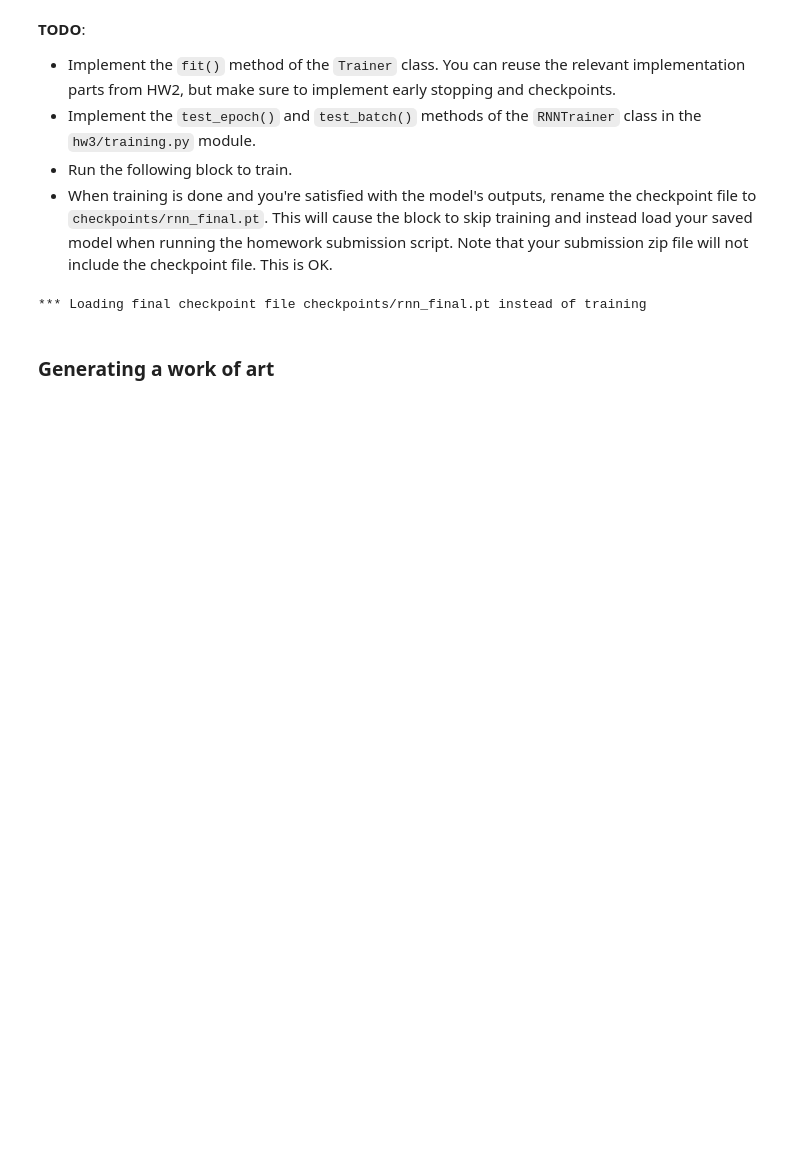
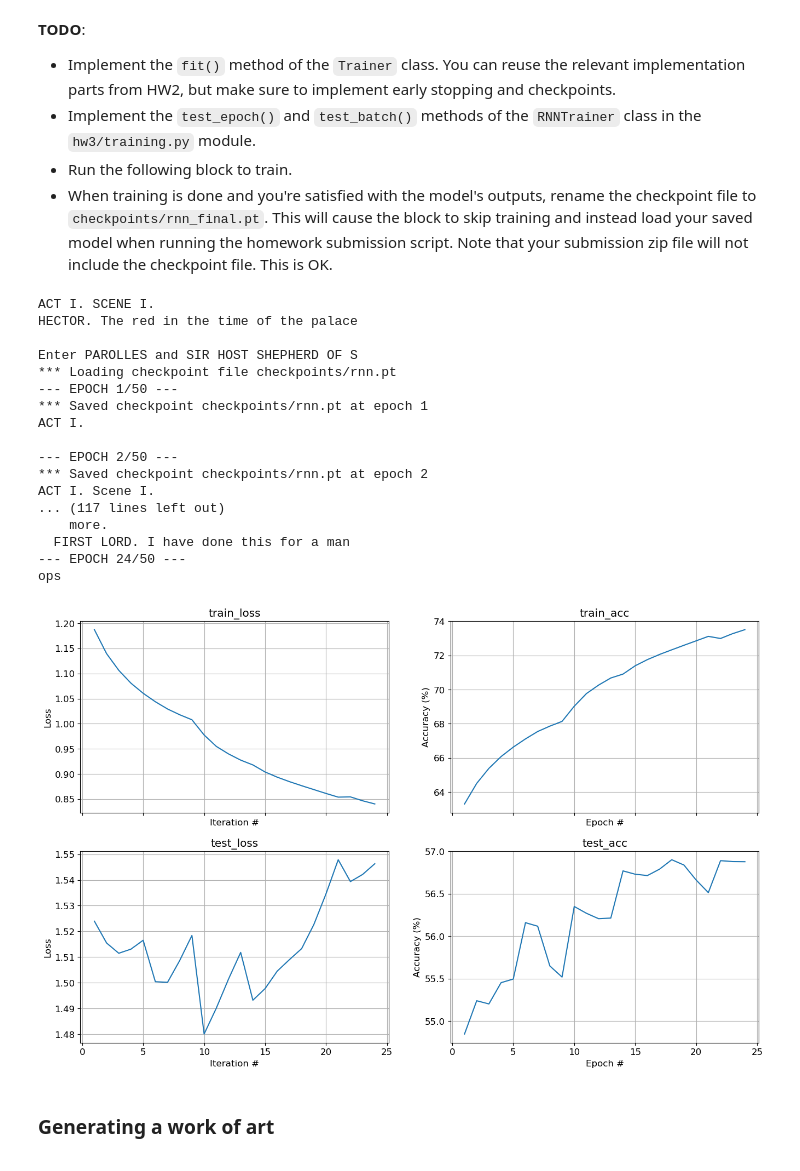
Before and after one commit to RotemShezaf/deep_learning_hw3, a Jupyter notebook: Part1_Sequence.ipynb, the cells around one changed output. Drawn from its saved outputs; the diff is of its cells as text; code cells hidden in the pictures; blank space fills up the shorter version.

```diff
--- a/Part1_Sequence.ipynb
+++ b/Part1_Sequence.ipynb
@@ -537,7 +545,9 @@ import torch.nn as nn
 import torch.optim as optim
 from hw3.training import RNNTrainer
 
-torch.manual_seed(42)
+
+device = torch.device('cuda' if torch.cuda.is_available() else 'mps' if torch.backends.mps.is_available() else 'cpu')
+torch.manual_seed(4904)
 
 lr = 0.01
 num_epochs = 500
@@ -561,11 +571,13 @@ for epoch in range(num_epochs):
         print(f'\nEpoch #{epoch+1}: Avg. loss = {avg_loss:.3f}, Accuracy = {accuracy:.2f}%')
 
         generated_sequence = charnn.generate_from_model(model, subset_text[0],
-                                                        seq_len*(subset_end-subset_start),
-                                                        (char_to_idx,idx_to_char), T=0.2)
+                                                        len(subset_text),
+                                                        (char_to_idx,idx_to_char), T=1.0)
 
         # Stop if we've successfully memorized the small dataset.
+        #print(generated_sequence)
         print(generated_sequence)
+
         if generated_sequence == subset_text:
             break
 
@@ -658,38 +670,57 @@ Note that you can use the `main.py` script provided within the assignment folder
   Note that your submission zip file will not include the checkpoint file. This is OK.
 # %%
 from cs236781.plot import plot_fit
+
+device = torch.device('cuda' if torch.cuda.is_available() else 'mps' if torch.backends.mps.is_available() else 'cpu')
 
 def post_epoch_fn(epoch, train_res, test_res, verbose):
     # Update learning rate
     scheduler.step(test_res.accuracy)
     # Sample from model to show progress
     if verbose:
         start_seq = "ACT I."
         generated_sequence = charnn.generate_from_model(
             model, start_seq, 100, (char_to_idx,idx_to_char), T=0.5
         )
         print(generated_sequence)
 
 # Train, unless final checkpoint is found
 checkpoint_file_final = f'{checkpoint_file}_final.pt'
 if os.path.isfile(checkpoint_file_final):
     print(f'*** Loading final checkpoint file {checkpoint_file_final} instead of training')
     saved_state = torch.load(checkpoint_file_final, map_location=device)
     model.load_state_dict(saved_state['model_state'])
 else:
     try:
         # Print pre-training sampling
         print(charnn.generate_from_model(model, "ACT I.", 100, (char_to_idx,idx_to_char), T=0.5))
 
         fit_res = trainer.fit(dl_train, dl_test, num_epochs, max_batches=None,
                                   post_epoch_fn=post_epoch_fn, early_stopping=early_stopping,
                                   checkpoints=checkpoint_file, print_every=1)
 
         fig, axes = plot_fit(fit_res)
     except KeyboardInterrupt as e:
             print('\n *** Training interrupted by user')
 # %% [output]
-*** Loading final checkpoint file checkpoints/rnn_final.pt instead of training
+ACT I. SCENE I.
+HECTOR. The red in the time of the palace
+
+Enter PAROLLES and SIR HOST SHEPHERD OF S
+*** Loading checkpoint file checkpoints/rnn.pt
+--- EPOCH 1/50 ---
+*** Saved checkpoint checkpoints/rnn.pt at epoch 1
+ACT I.
+
+--- EPOCH 2/50 ---
+*** Saved checkpoint checkpoints/rnn.pt at epoch 2
+ACT I. Scene I.
+... (117 lines left out)
+    more.
+  FIRST LORD. I have done this for a man
+--- EPOCH 24/50 ---
+ops
+[figure, added]
 # %% [markdown]
 ### Generating a work of art
 <a id=part1_8></a>
```
Also changed, not shown: parts of 11 cells of this notebook, 8 other files.
